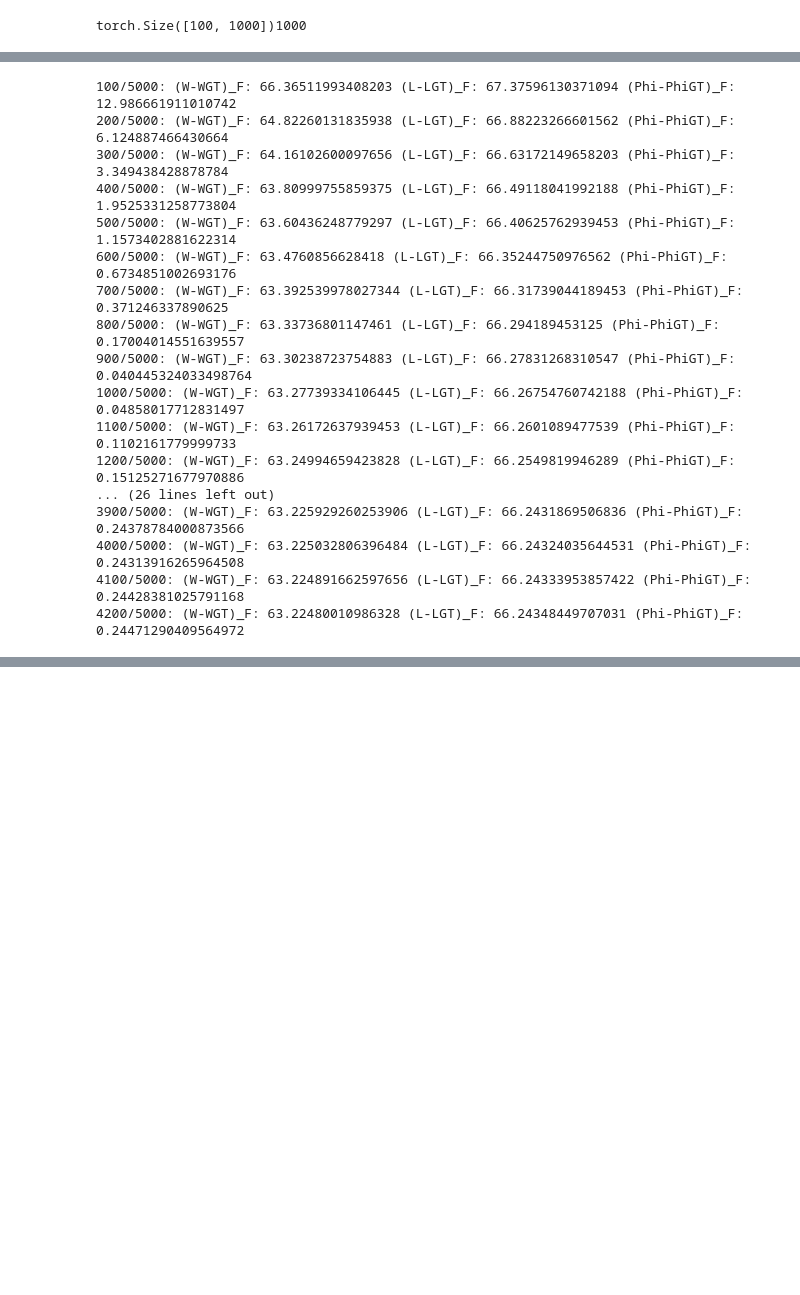
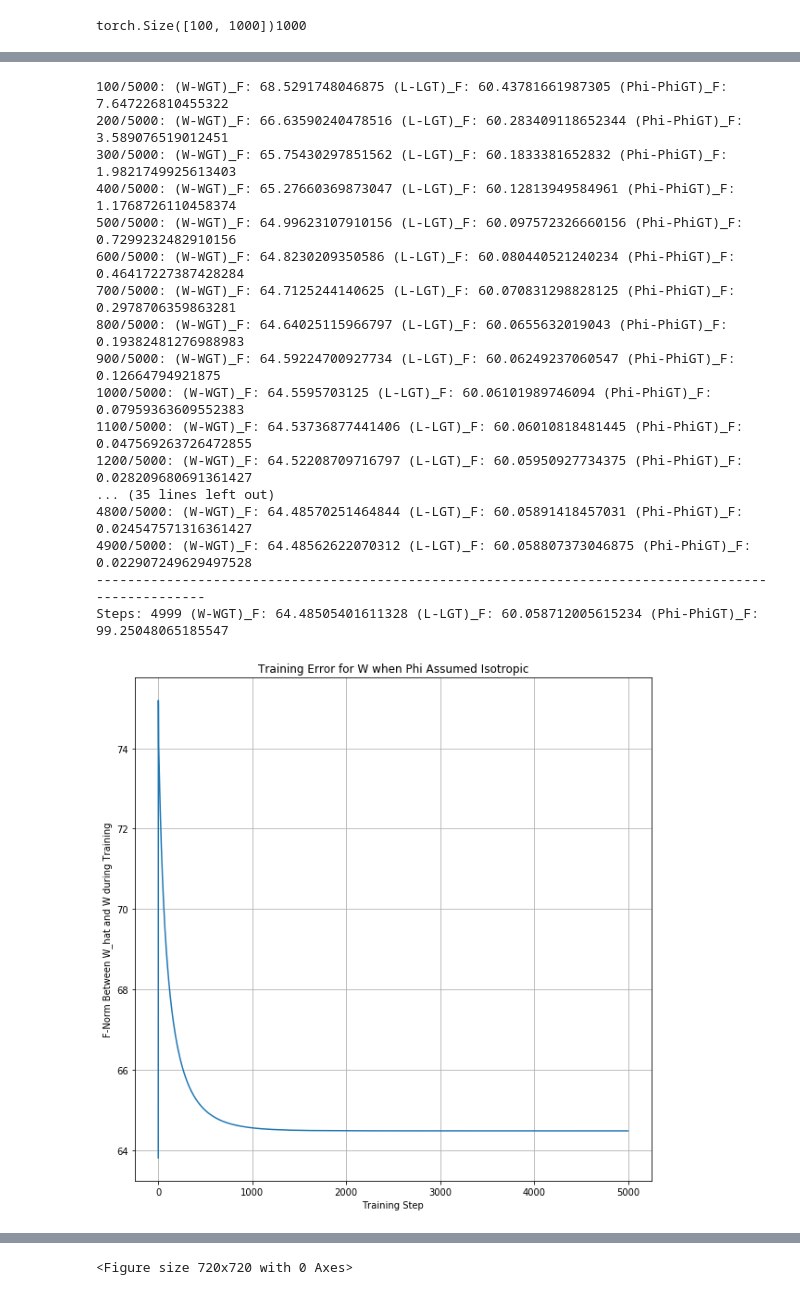
Before and after one commit to collinwa/MCFA, a Jupyter notebook: simulate_model.ipynb, the cells around one changed output, grey strips where cells are left out. Cells and saved outputs as stored; diff of their text form; code cells hidden in the pictures; blank space fills up the shorter version.

Commit message:
Fixed issues with updates to L in the isotropic model; benchmarking for WW^T and LL^T

```diff
--- a/simulate_model.ipynb
+++ b/simulate_model.ipynb
@@ -436,9 +436,8 @@ def initialize_isotropic_model(y_dims, x_dims, datasets, d=5, std=2, mean=0):
     cur_Phi = torch.block_diag(*Phis_to_stack)
 
     # we're fixing an *isotropic* variance assumption here, so the model variance will be captured by a *scalar*
-    variance = torch.mean(cur_Phi[torch.arange(cur_Phi.shape[0]), torch.arange(cur_Phi.shape[0])]).item()
+    variance = 1/cur_Phi.shape[0] * torch.einsum('ii->', cur_Phi)
     assert variance >= 0
-
     return torch.cat(Ws_to_stack, axis=0), torch.block_diag(*Ls_to_stack), variance
 
 # the E-Step required values (is there a way to batch this intelligently?)
@@ -554,13 +553,26 @@ for i in range(steps):
 
     # update parameters
     W_model = W_tprime
-    L_model = L_tprime
     Phi_model = Phi_tprime
 
+    # careful when updating L_model; have to make sure to keep terms that allow
+    # interaction of private structure across datasets fixed at 0
+    #     L_model = L_tprime
+
+    for j in range(len(y_dims)):
+        # only update the specific L_i corresponding to each dataset; keep
+        # zero-padded values that make the matrix multiplication work as 0
+        bot_y = 0 if j == 0 else torch.sum(y_dims[:j])
+        bot_x = 0 if j == 0 else torch.sum(x_dims[:j])
+        #         print('({}:{}) x ({}:{})'.format(bot_y, bot_y + y_dims[j], bot_x, bot_x + x_dims[j]))
+        L_model[bot_y:bot_y+y_dims[j], bot_x:bot_x+x_dims[j]] = L_tprime[bot_y:bot_y+y_dims[j], bot_x:bot_x+x_dims[j]]
+
+    # check for convergence
     if W_diff <= eps and L_diff <= eps and Phi_diff <= eps:
         print('Stopping... step between W_t, W_t+1 <= {}'.format(eps))
         break
 
+    # debugging
     if (i % 100 == 0):
         print("{}/{}: (W-WGT)_F: {} (L-LGT)_F: {} (Phi-PhiGT)_F: {}".format(i, steps, W_norm, L_norm, Phi_norm))
 
@@ -574,17 +586,27 @@ plt.plot(np.arange(i+1), W_losses)
 plt.grid()
 plt.ylabel('F-Norm Between W_hat and W during Training')
 plt.xlabel('Training Step')
-plt.title('Training Error for W when Phi Fixed to Ground Truth')
-plt.savefig('./phi_fixed_updates_to_W.png')
+plt.title('Training Error for W when Phi Assumed Isotropic')
+plt.savefig('./phi_isotropic_W_update.png')
 plt.show()
 plt.clf()
+
 plt.plot(np.arange(i+1), L_losses)
 plt.grid()
 plt.ylabel('F-Norm Between L_hat and L During Training')
 plt.xlabel('Training Step')
-plt.title('Training Error for L when Phi Fixed to Ground Truth')
-plt.savefig('./phi_fixed_updates_to_L.png')
+plt.title('Training Error for L when Phi Assumed Isotropic')
+plt.savefig('./phi_isotropic_L_update.png')
 plt.show()
 plt.clf()
+
+plt.plot(np.arange(i+1), Phi_losses)
+plt.grid()
+plt.ylabel('F-Norm Between Phi_hat and Phi During Training')
+plt.xlabel('Training Step')
+plt.title('Training Error for Phi when Phi Assumed Isotropic')
+plt.savefig('./phi_isotropic_Phi_update.png')
+plt.show()
+plt.clf()
 # %% [output]
 ----------------------------------------------------------------------------------------------------
@@ -594,17 +616,18 @@ Initial F-Norm (W-WGT)_F: 63.31181716918945 (L-LGT)_F: 62.65977478027344 (Phi-Ph
-100/5000: (W-WGT)_F: 66.36511993408203 (L-LGT)_F: 67.37596130371094 (Phi-PhiGT)_F: 12.986661911010742
-200/5000: (W-WGT)_F: 64.82260131835938 (L-LGT)_F: 66.88223266601562 (Phi-PhiGT)_F: 6.124887466430664
-300/5000: (W-WGT)_F: 64.16102600097656 (L-LGT)_F: 66.63172149658203 (Phi-PhiGT)_F: 3.349438428878784
-400/5000: (W-WGT)_F: 63.80999755859375 (L-LGT)_F: 66.49118041992188 (Phi-PhiGT)_F: 1.9525331258773804
-500/5000: (W-WGT)_F: 63.60436248779297 (L-LGT)_F: 66.40625762939453 (Phi-PhiGT)_F: 1.1573402881622314
-600/5000: (W-WGT)_F: 63.4760856628418 (L-LGT)_F: 66.35244750976562 (Phi-PhiGT)_F: 0.6734851002693176
-700/5000: (W-WGT)_F: 63.392539978027344 (L-LGT)_F: 66.31739044189453 (Phi-PhiGT)_F: 0.371246337890625
-800/5000: (W-WGT)_F: 63.33736801147461 (L-LGT)_F: 66.294189453125 (Phi-PhiGT)_F: 0.17004014551639557
-900/5000: (W-WGT)_F: 63.30238723754883 (L-LGT)_F: 66.27831268310547 (Phi-PhiGT)_F: 0.040445324033498764
-1000/5000: (W-WGT)_F: 63.27739334106445 (L-LGT)_F: 66.26754760742188 (Phi-PhiGT)_F: 0.04858017712831497
-1100/5000: (W-WGT)_F: 63.26172637939453 (L-LGT)_F: 66.2601089477539 (Phi-PhiGT)_F: 0.1102161779999733
-1200/5000: (W-WGT)_F: 63.24994659423828 (L-LGT)_F: 66.2549819946289 (Phi-PhiGT)_F: 0.15125271677970886
-... (26 lines left out)
-3900/5000: (W-WGT)_F: 63.225929260253906 (L-LGT)_F: 66.2431869506836 (Phi-PhiGT)_F: 0.24378784000873566
-4000/5000: (W-WGT)_F: 63.225032806396484 (L-LGT)_F: 66.24324035644531 (Phi-PhiGT)_F: 0.24313916265964508
-4100/5000: (W-WGT)_F: 63.224891662597656 (L-LGT)_F: 66.24333953857422 (Phi-PhiGT)_F: 0.24428381025791168
-4200/5000: (W-WGT)_F: 63.22480010986328 (L-LGT)_F: 66.24348449707031 (Phi-PhiGT)_F: 0.24471290409564972
+100/5000: (W-WGT)_F: 68.5291748046875 (L-LGT)_F: 60.43781661987305 (Phi-PhiGT)_F: 7.647226810455322
+200/5000: (W-WGT)_F: 66.63590240478516 (L-LGT)_F: 60.283409118652344 (Phi-PhiGT)_F: 3.589076519012451
+300/5000: (W-WGT)_F: 65.75430297851562 (L-LGT)_F: 60.1833381652832 (Phi-PhiGT)_F: 1.9821749925613403
+400/5000: (W-WGT)_F: 65.27660369873047 (L-LGT)_F: 60.12813949584961 (Phi-PhiGT)_F: 1.1768726110458374
+500/5000: (W-WGT)_F: 64.99623107910156 (L-LGT)_F: 60.097572326660156 (Phi-PhiGT)_F: 0.7299232482910156
+600/5000: (W-WGT)_F: 64.8230209350586 (L-LGT)_F: 60.080440521240234 (Phi-PhiGT)_F: 0.46417227387428284
+700/5000: (W-WGT)_F: 64.7125244140625 (L-LGT)_F: 60.070831298828125 (Phi-PhiGT)_F: 0.2978706359863281
+800/5000: (W-WGT)_F: 64.64025115966797 (L-LGT)_F: 60.0655632019043 (Phi-PhiGT)_F: 0.19382481276988983
+900/5000: (W-WGT)_F: 64.59224700927734 (L-LGT)_F: 60.06249237060547 (Phi-PhiGT)_F: 0.12664794921875
+1000/5000: (W-WGT)_F: 64.5595703125 (L-LGT)_F: 60.06101989746094 (Phi-PhiGT)_F: 0.07959363609552383
+1100/5000: (W-WGT)_F: 64.53736877441406 (L-LGT)_F: 60.06010818481445 (Phi-PhiGT)_F: 0.047569263726472855
+1200/5000: (W-WGT)_F: 64.52208709716797 (L-LGT)_F: 60.05950927734375 (Phi-PhiGT)_F: 0.028209680691361427
+... (35 lines left out)
+4800/5000: (W-WGT)_F: 64.48570251464844 (L-LGT)_F: 60.05891418457031 (Phi-PhiGT)_F: 0.024547571316361427
+4900/5000: (W-WGT)_F: 64.48562622070312 (L-LGT)_F: 60.058807373046875 (Phi-PhiGT)_F: 0.022907249629497528
+----------------------------------------------------------------------------------------------------
+Steps: 4999 (W-WGT)_F: 64.48505401611328 (L-LGT)_F: 60.058712005615234 (Phi-PhiGT)_F: 99.25048065185547
+[figure, added]
@@ -610,0 +636 @@ Initial F-Norm (W-WGT)_F: 63.31181716918945 (L-LGT)_F: 62.65977478027344 (Phi-Ph
+<Figure size 720x720 with 0 Axes>
```
Also changed, not shown: parts of 8 cells of this notebook.
